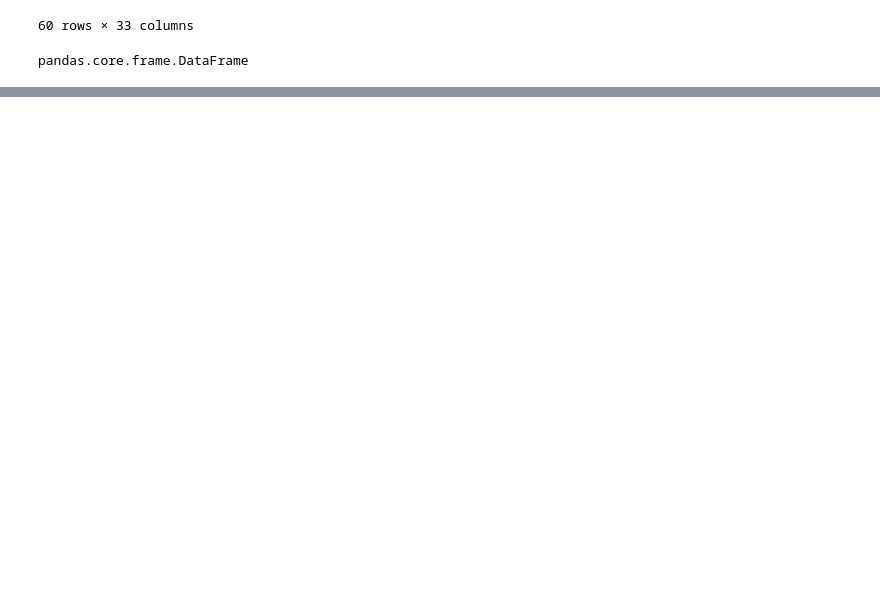
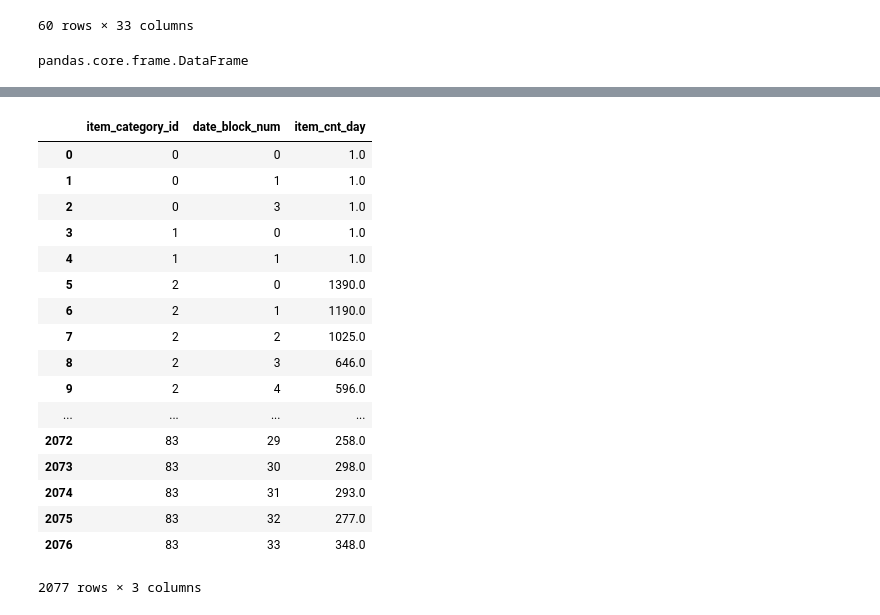
Before and after one commit to iamkrut/Predict-Future-Sales, a Jupyter notebook: Clustering.ipynb, the cells around one changed output, grey strips where cells are left out. Saved outputs shown, nothing was run; the diff lists cells and outputs as text; code cells hidden in the pictures; blank space fills up the shorter version.

```diff
--- a/Clustering.ipynb
+++ b/Clustering.ipynb
@@ -154,0 +178,21 @@ plt.show()
+# %%
+grouped_sales_train
+# %% [output]
+|  | item_category_id | date_block_num | item_cnt_day |
+| 0 | 0 | 0 | 1.0 |
+| 1 | 0 | 1 | 1.0 |
+| 2 | 0 | 3 | 1.0 |
+| 3 | 1 | 0 | 1.0 |
+| 4 | 1 | 1 | 1.0 |
+| 5 | 2 | 0 | 1390.0 |
+| 6 | 2 | 1 | 1190.0 |
+| 7 | 2 | 2 | 1025.0 |
+| 8 | 2 | 3 | 646.0 |
+| 9 | 2 | 4 | 596.0 |
+| ... | ... | ... | ... |
+| 2072 | 83 | 29 | 258.0 |
+| 2073 | 83 | 30 | 298.0 |
+| 2074 | 83 | 31 | 293.0 |
+| 2075 | 83 | 32 | 277.0 |
+| 2076 | 83 | 33 | 348.0 |
+2077 rows × 3 columns
```
Also changed, not shown: parts of 10 cells of this notebook.
